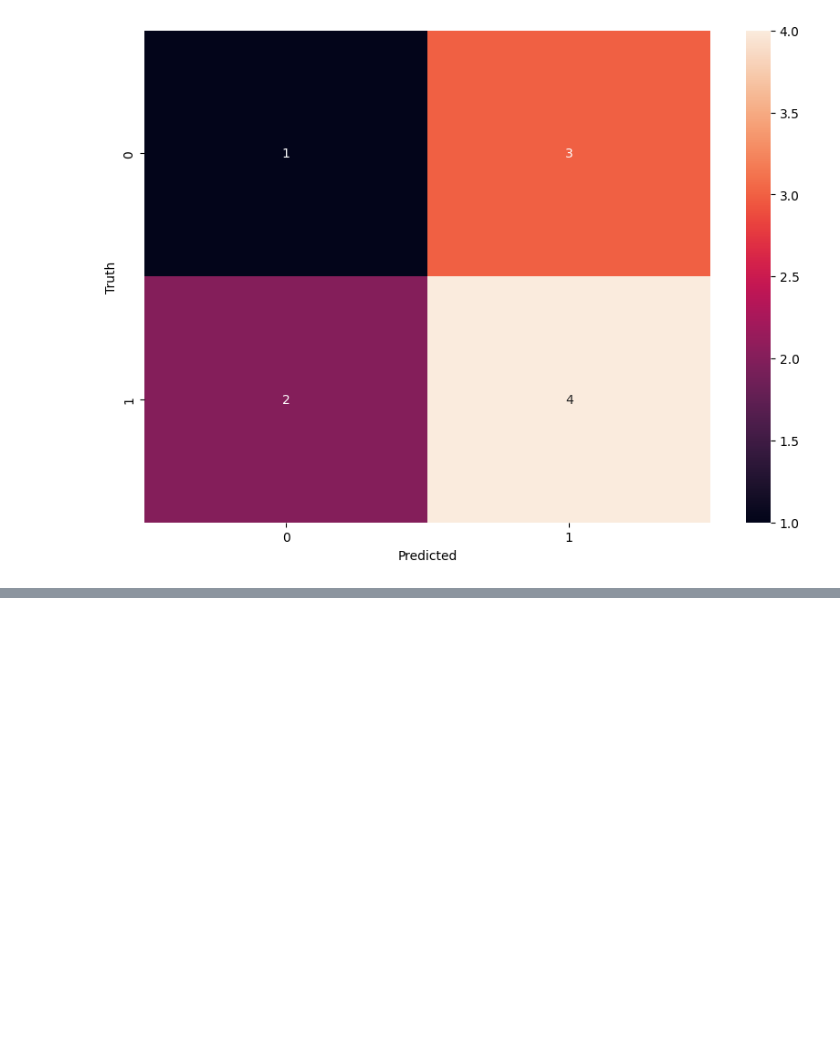
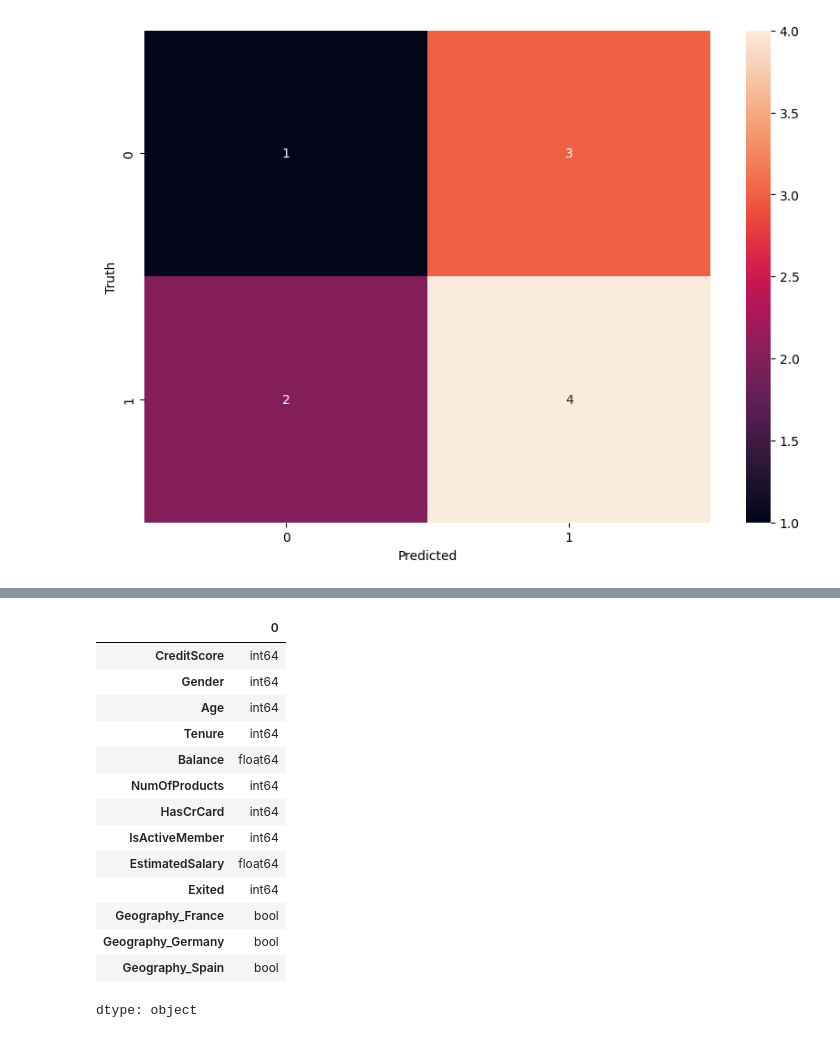
Before and after one commit to harshit-538/ML-DL, a Jupyter notebook: 5_customer_churn_prediction.ipynb, the cells around one changed output, grey strips where cells are left out. Saved outputs shown, nothing was run; the diff lists cells and outputs as text; code cells hidden in the pictures; blank space fills up the shorter version.

```diff
--- a/5_customer_churn_prediction.ipynb
+++ b/5_customer_churn_prediction.ipynb
@@ -503,0 +519,4 @@ Text(95.72222222222221, 0.5, 'Truth')
+# %%
+df.drop('RowNumber',axis='columns',inplace=True)
+df.drop('CustomerId',axis='columns',inplace=True)
+df.drop('Surname',axis='columns',inplace=True)
@@ -503,0 +560,2 @@ Text(95.72222222222221, 0.5, 'Truth')
+# %%
+df.replace({'Female':0,'Male':1},inplace=True)
@@ -503,0 +578,19 @@ Text(95.72222222222221, 0.5, 'Truth')
+# %%
+df1 = pd.get_dummies(df,columns=['Geography'])
+df1.dtypes
+# %% [output]
+|  | 0 |
+| CreditScore | int64 |
+| Gender | int64 |
+| Age | int64 |
+| Tenure | int64 |
+| Balance | float64 |
+| NumOfProducts | int64 |
+| HasCrCard | int64 |
+| IsActiveMember | int64 |
+| EstimatedSalary | float64 |
+| Exited | int64 |
+| Geography_France | bool |
+| Geography_Germany | bool |
+| Geography_Spain | bool |
+dtype: object
```
Also changed, not shown: parts of 23 cells of this notebook.
